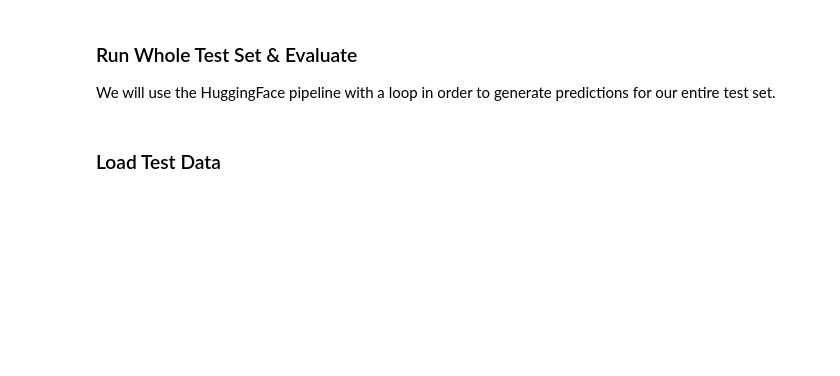
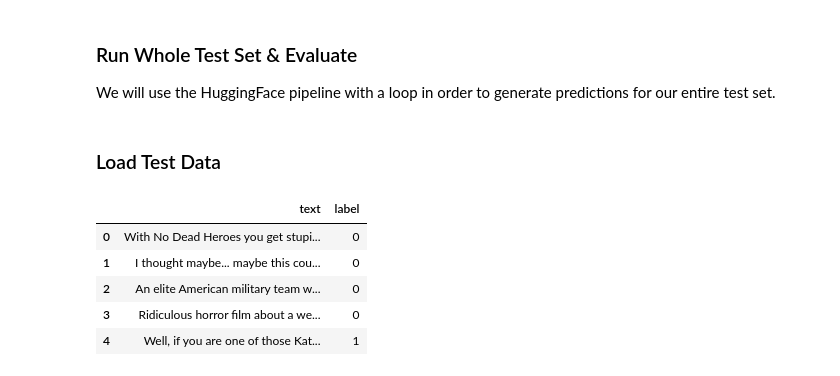
Before and after one commit to jahjinx/AI4EduRes-2023_FT-RoBERTa, a Jupyter notebook: 03_IMDB_dyna.ipynb, the cells around one changed output. Saved outputs shown, nothing was run; the diff lists cells and outputs as text; code cells hidden in the pictures; blank space fills up the shorter version.

Commit message:
notebook updates, data re-source

```diff
--- a/03_IMDB_dyna.ipynb
+++ b/03_IMDB_dyna.ipynb
@@ -71,0 +56,2 @@ train_df.head()
+# %%
+imdb = load_dataset("jahjinx/IMDb_movie_reviews")
@@ -481,10 +488,16 @@ We will use the HuggingFace pipeline with a loop in order to generate prediction
 ### Load Test Data
 # %%
 # Load Test Data
-test_df = pd.read_csv('data/inter_IMDB_sentiment/IMDB_test.csv')
+test_df = imdb['test'].to_pandas()
 
-test_df = test_df.sample(n=500, random_state=1)
 test_df.head()
+# %% [output]
+|  | text | label |
+| 0 | With No Dead Heroes you get stupi... | 0 |
+| 1 | I thought maybe... maybe this cou... | 0 |
+| 2 | An elite American military team w... | 0 |
+| 3 | Ridiculous horror film about a we... | 0 |
+| 4 | Well, if you are one of those Kat... | 1 |
 # %%
 # get sequences
 test_input = test_df['text'].to_list()
```
Also changed, not shown: parts of 14 cells of this notebook, 5 other files.
